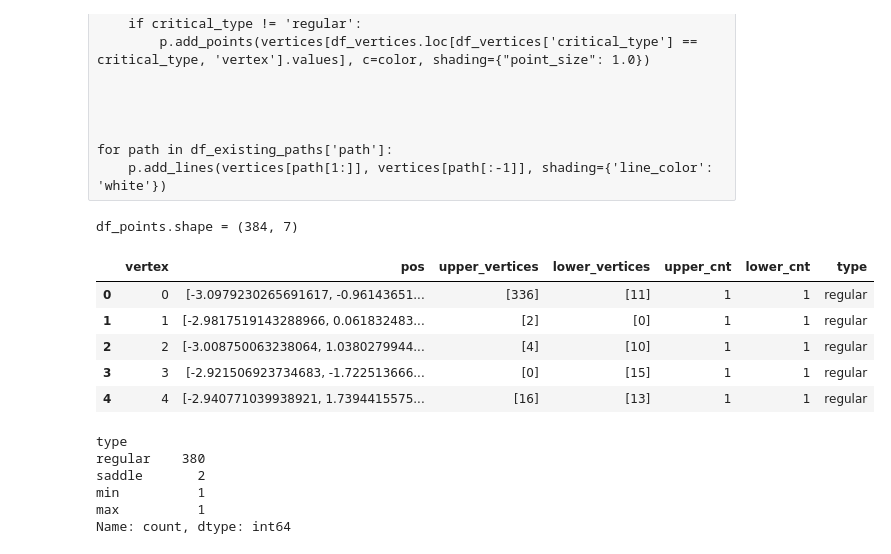
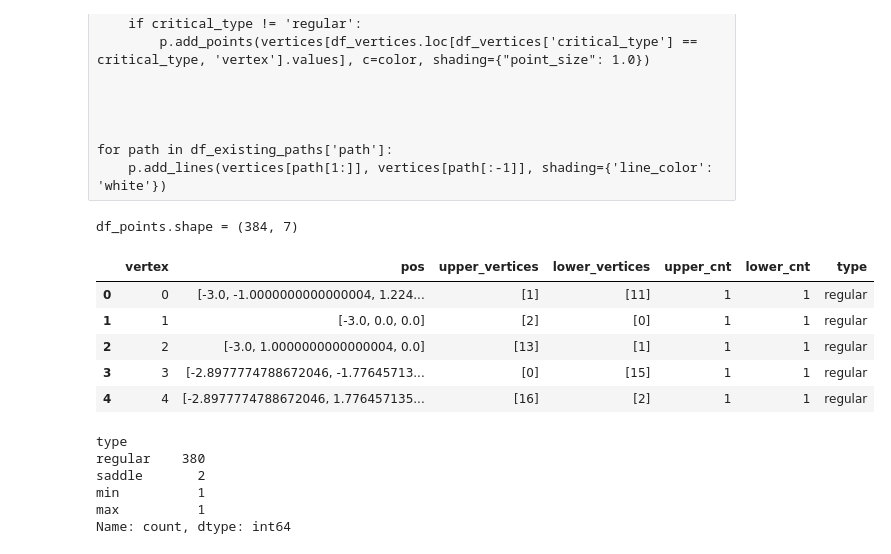
Before and after one commit to zimfv/quadrangulation, a Jupyter notebook: shapes.ipynb, the cells around one changed output. Cells and saved outputs as stored; diff of their text form; code cells hidden in the pictures.

Commit message:
Get not intersecting paths by a specific distance function

```diff
--- a/shapes.ipynb
+++ b/shapes.ipynb
@@ -311,7 +312,7 @@ def get_halftorus(r=1, R=2, l0=1, l1=2, n=24, m=36, glue=True, tol=1e-6):
         disk_border_pts = vertices[disk_border_idx]
         disk_border_pts = disk_border_pts[:, [0, 1]]
 
-        disk_triangulation_local = sp.spatial.Delaunay(disk_border_pts).simplices
+        disk_triangulation_local = sp.spatial.Delaunay(disk_border_pts, furthest_site=True).simplices
         disk_triangulation_global = disk_border_idx[disk_triangulation_local]
         faces = np.vstack([faces, disk_triangulation_global])
 
@@ -538,7 +537,7 @@ n, m = 12, 12
 vertices, faces = get_halftori_bouquet(leaves=3, n=n, m=m, glue=True)
 print(f'Before the split there were {len(vertices)} vertices and {len(faces)} faces')
 
-vertices, faces = split_large_edges(vertices, faces, max_length=1.2)
+vertices, faces = split_large_edges(vertices, faces, max_length=1.4)
 print(f'After the split there are {len(vertices)} vertices and {len(faces)} faces')
 
 p = mp.plot(vertices, faces, shading={"wireframe": True})
@@ -572,10 +571,10 @@ f = lambda p: f0(p)*f1(p)
 n, m = 13, 12
 #n, m = 25, 24
 vertices, faces = get_halftori_bouquet(leaves=2, n=n, m=m, glue=False)
+#vertices, faces = split_large_edges(vertices, faces, max_length=0.6)
 vertices, faces = split_large_edges(vertices, faces, max_length=1.1)
-#vertices, faces = split_large_edges(vertices, faces, max_length=0.6)
 
-vertices += 0.05*np.random.normal(size=vertices.shape)
+#vertices += 0.05*np.random.normal(size=vertices.shape)
 
 
 print(f'faces.shape = {faces.shape}')
@@ -741,10 +739,12 @@ for critical_type, color in critical_type_colors_dict.items():
 for path in df_existing_paths['path']:
     p.add_lines(vertices[path[1:]], vertices[path[:-1]], shading={'line_color': 'white'})
 # %%
-def get_next_vertices(vertex, faces, f, direction_up=True):
+def get_next_vertices(vertex, faces, f, f_dist=None, direction_up=True):
     """
     """
     neighbourhood_faces = faces[(faces == vertex).any(axis=1)]
+    if f_dist is None:
+        f_dist = lambda v0, v1: abs(f(v1))
 
     neighbourhood_graph = nx.Graph()
     neighbourhood_graph.add_edges_from(neighbourhood_faces[:, [0, 1]])
@@ -759,44 +759,46 @@ def get_next_vertices(vertex, faces, f, direction_up=True):
         forward_vertices = neighbourhood_vertices[neighbourhood_values < 0]
 
     next_vertices = [np.array(list(component)) for component in nx.connected_components(neighbourhood_graph.subgraph(forward_vertices))]
-    next_vertices = [component[np.argmax(abs(f(component)))] for component in next_vertices]
+    next_vertices = [component[np.argmax(f_dist(vertex, component))] for component in next_vertices]
 
     return next_vertices
 # %%
 morse_function = lambda v: f(vertices[v])
+distance_function = lambda v0, v1: np.linalg.norm(vertices[v1] - vertices[v0], axis=-1)
+distance_function = lambda v0, v1: np.linalg.norm(vertices[v1] - vertices[v0], axis=-1)*abs(morse_function(v0) - morse_function(v1))
 
 df_points = pd.DataFrame({'vertex': np.unique(faces), 'pos':list (vertices)})
-df_points['upper_vertices'] = df_points['vertex'].apply(lambda vertex: get_next_vertices(vertex, faces, morse_function, direction_up=True))
-df_points['lower_vertices'] = df_points['vertex'].apply(lambda vertex: get_next_vertices(vertex, faces, morse_function, direction_up=False))
+df_points['upper_vertices'] = df_points['vertex'].apply(lambda vertex: get_next_vertices(vertex, faces, f=morse_function, f_dist=distance_function, direction_up=True))
+df_points['lower_vertices'] = df_points['vertex'].apply(lambda vertex: get_next_vertices(vertex, faces, f=morse_function, f_dist=distance_function, direction_up=False))
 df_points['upper_cnt'] = df_points['upper_vertices'].apply(len)
 df_points['lower_cnt'] = df_points['lower_vertices'].apply(len)
 
 def get_vertex_type_row(row):
     upper = row['upper_cnt']
     lower = row['lower_cnt']
 
     if upper + lower == 0:
         return 'isolated'
     if (upper == 1) and (lower == 1):
         return 'regular'
     if (upper == 0) and (lower == 1):
         return 'max'
     if (upper == 1) and (lower == 0):
         return 'min'
     return 'saddle'
 
 df_points['type'] = df_points.apply(get_vertex_type_row, axis=1)
 
 print(f'df_points.shape = {df_points.shape}')
 df_points.head()
 # %% [output]
 df_points.shape = (384, 7)
 |  | vertex | pos | upper_vertices | lower_vertices | upper_cnt | lower_cnt | type |
-| 0 | 0 | [-3.0979230265691617, -0.96143651... | [336] | [11] | 1 | 1 | regular |
-| 1 | 1 | [-2.9817519143288966, 0.061832483... | [2] | [0] | 1 | 1 | regular |
-| 2 | 2 | [-3.008750063238064, 1.0380279944... | [4] | [10] | 1 | 1 | regular |
-| 3 | 3 | [-2.921506923734683, -1.722513666... | [0] | [15] | 1 | 1 | regular |
-| 4 | 4 | [-2.940771039938921, 1.7394415575... | [16] | [13] | 1 | 1 | regular |
+| 0 | 0 | [-3.0, -1.0000000000000004, 1.224... | [1] | [11] | 1 | 1 | regular |
+| 1 | 1 | [-3.0, 0.0, 0.0] | [2] | [0] | 1 | 1 | regular |
+| 2 | 2 | [-3.0, 1.0000000000000004, 0.0] | [13] | [1] | 1 | 1 | regular |
+| 3 | 3 | [-2.8977774788672046, -1.77645713... | [0] | [15] | 1 | 1 | regular |
+| 4 | 4 | [-2.8977774788672046, 1.776457135... | [16] | [2] | 1 | 1 | regular |
 # %%
 df_points['type'].value_counts()
 # %% [output]
```
Also changed, not shown: parts of 15 cells of this notebook, 1 other file.
